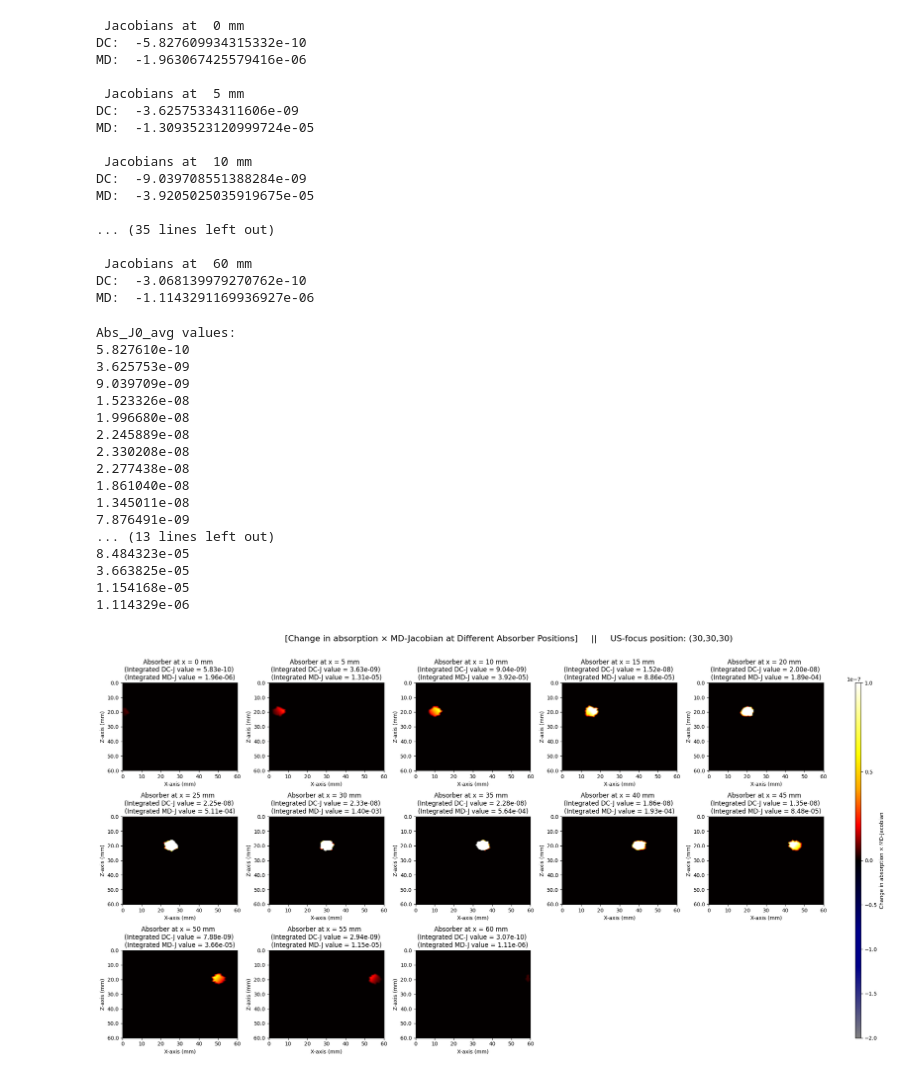
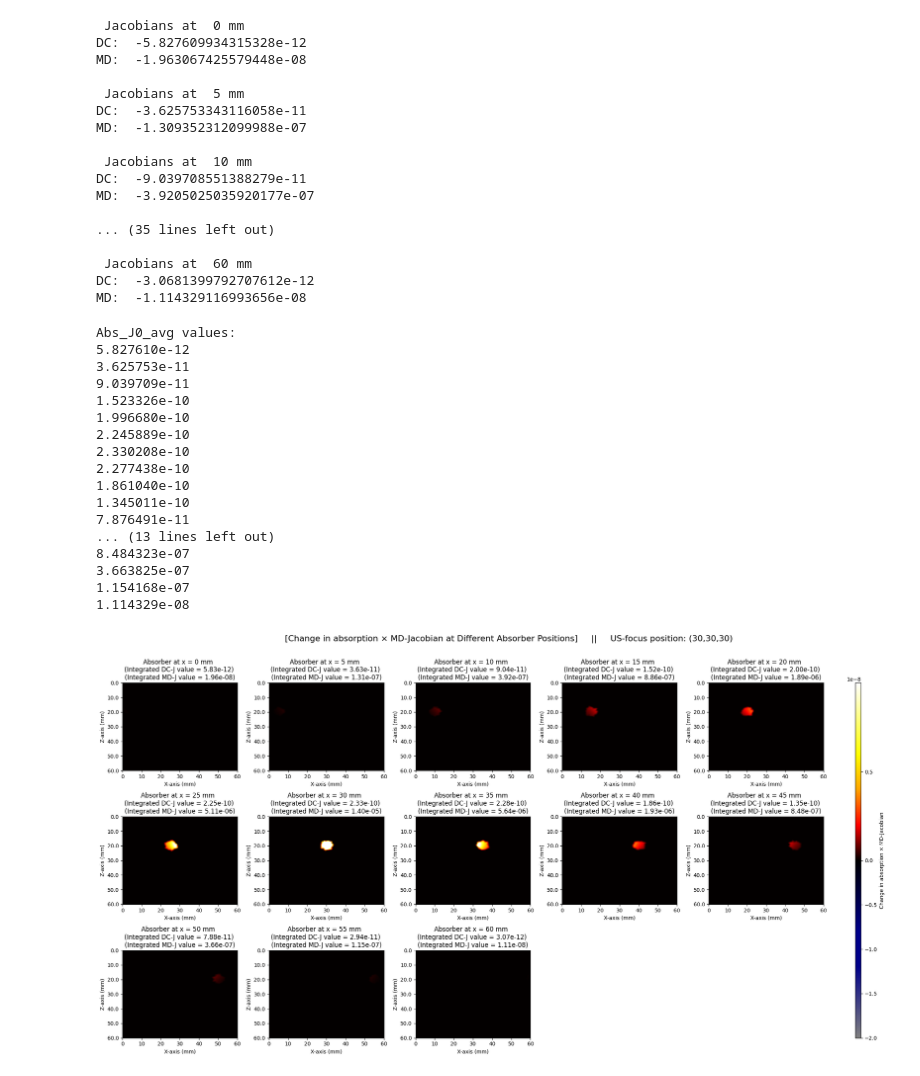
Before and after one commit to akshayraghuraman369/nirfaster-FF, a Jupyter notebook: Works/sensitivity/line scan.ipynb, the cells around one changed output. Saved outputs shown, nothing was run; the diff lists cells and outputs as text; code cells hidden in the pictures.

```diff
--- a/Works/sensitivity/line scan.ipynb
+++ b/Works/sensitivity/line scan.ipynb
@@ -56,7 +77,7 @@ mua_selection = np.where(ind_ab)
 # creating the difference in absorption
 
 tmp1= np.zeros(len(Mymesh.mesh.nodes))
-tmp1[mua_selection] = 0.01               # in-effect, this is the difference in abs
+tmp1[mua_selection] = 0.0001               # in-effect, this is the difference in abs
 tmp2 = Mymesh.mesh.vol.mesh2grid@tmp1     # mesh to grid interpolation
 tmp2 = tmp2.reshape(1,-1)          # Reshaped to look similiar to a jacobian, shape: (1, 1728000)
 
@@ -128,7 +149,7 @@ plt.show()
 # plotting "Change in abs" x DC-jacobian
 
 
-norm = mcolors.TwoSlopeNorm(vmin=-0.2e-10, vcenter=0, vmax=0.7e-10)
+norm = mcolors.TwoSlopeNorm(vmin=-0.2e-11, vcenter=0, vmax=0.7e-11)
 
 # Create a custom colormap
 cmap_colors = [
@@ -277,7 +298,7 @@ for i in range(0, 65, 5):
     # creating the difference in absorption
 
     tmp1= np.zeros(len(Mymesh.mesh.nodes))
-    tmp1[mua_selection] = 0.01               # in-effect, this is the difference in abs
+    tmp1[mua_selection] = 0.0001               # in-effect, this is the difference in abs
     tmp2 = Mymesh.mesh.vol.mesh2grid@tmp1     # mesh to grid interpolation
     tmp2 = tmp2.reshape(1,-1)          # Reshaped to look similiar to a jacobian, shape: (1, 1728000)
 
@@ -299,22 +320,22 @@ for i in range(0, 65, 5):
     print("MD: ",abs_md_avg[i])
 # %% [output]
  Jacobians at  0 mm
-DC:  -5.827609934315332e-10
-MD:  -1.963067425579416e-06
+DC:  -5.827609934315328e-12
+MD:  -1.963067425579448e-08
 
  Jacobians at  5 mm
-DC:  -3.62575334311606e-09
-MD:  -1.3093523120999724e-05
+DC:  -3.625753343116058e-11
+MD:  -1.309352312099988e-07
 
  Jacobians at  10 mm
-DC:  -9.039708551388284e-09
-MD:  -3.9205025035919675e-05
+DC:  -9.039708551388279e-11
+MD:  -3.9205025035920177e-07
 
 ... (35 lines left out)
 
  Jacobians at  60 mm
-DC:  -3.068139979270762e-10
-MD:  -1.1143291169936927e-06
+DC:  -3.0681399792707612e-12
+MD:  -1.114329116993656e-08
 # %%
 abs_J0_avg_save = {}
 abs_md_avg_save = {}
@@ -333,22 +354,22 @@ for val in abs_md_avg_save.values():
     print(f"{-val:.6e}")
 # %% [output]
 Abs_J0_avg values:
-5.827610e-10
-3.625753e-09
-9.039709e-09
-1.523326e-08
-1.996680e-08
-2.245889e-08
-2.330208e-08
-2.277438e-08
-1.861040e-08
-1.345011e-08
-7.876491e-09
+5.827610e-12
+3.625753e-11
+9.039709e-11
+1.523326e-10
+1.996680e-10
+2.245889e-10
+2.330208e-10
+2.277438e-10
+1.861040e-10
+1.345011e-10
+7.876491e-11
 ... (13 lines left out)
-8.484323e-05
-3.663825e-05
-1.154168e-05
-1.114329e-06
+8.484323e-07
+3.663825e-07
+1.154168e-07
+1.114329e-08
 # %%
 # # plotting the Jacobians at all positions at once - one by one (NOT together in a single palette)
 
@@ -400,7 +421,7 @@ Abs_J0_avg values:
 
 
 # Define color scale and colormap
-norm = mcolors.TwoSlopeNorm(vmin=-0.2e-6, vcenter=0, vmax=0.1e-6)
+norm = mcolors.TwoSlopeNorm(vmin=-0.2e-7, vcenter=0, vmax=0.1e-7)
 cmap_colors = [
     (0, "grey"),
     (0.2, "darkblue"),
@@ -428,31 +449,31 @@ for idx, i in enumerate(range(0, 65, 5)):
 
     # Meshgrid and plot
     X, Z = np.meshgrid(
         np.linspace(0, 60, abs_md.shape[1]),
         np.linspace(0, 60, abs_md.shape[2])
     )
 
     h = ax.pcolormesh(X, Z, -abs_md[i, 60, :, :].T, cmap=custom_cmap, norm=norm, shading='gouraud')
 
     #contour = ax.contour(X, Z, us_mask, levels=[0.5], colors='cyan', linewidths=3)             # the only line for marking US-boundary(in this code-cell).. the preparatory codes for the same("us-mask") are written in earlier cells
 
     # Invert Z-axis
     yticks = ax.get_yticks()
     ax.set_yticks(yticks)
     ax.set_yticklabels(yticks[::-1])
 
     ax.set_xlabel("X-axis (mm)")
     ax.set_ylabel("Z-axis (mm)")
     ax.set_title(f"Absorber at x = {i} mm  \n(Integrated DC-J value = {-abs_J0_avg[i]:.2e}) \n(Integrated MD-J value = {-abs_md_avg[i]:.2e})" )
 
 # Colorbar on the far-right column
 cbar_ax = fig.add_subplot(gs[:, -1])
 cbar = fig.colorbar(h, cax=cbar_ax)
 cbar.set_label("Change in absorption × MD-Jacobian")
 
 # Super-title and layout
 fig.suptitle("[Change in absorption × MD-Jacobian at Different Absorber Positions]     ||     US-focus position: (30,30,30)",  fontsize=16, y=0.94)
 plt.tight_layout(rect=[0, 0, 0.96, 0.93])  # Make room for title and colorbar
 plt.show()
 # %% [output]
-[figure, old version]
+[figure, new version]
```
Also changed, not shown: parts of 6 cells of this notebook, 2 other files.
